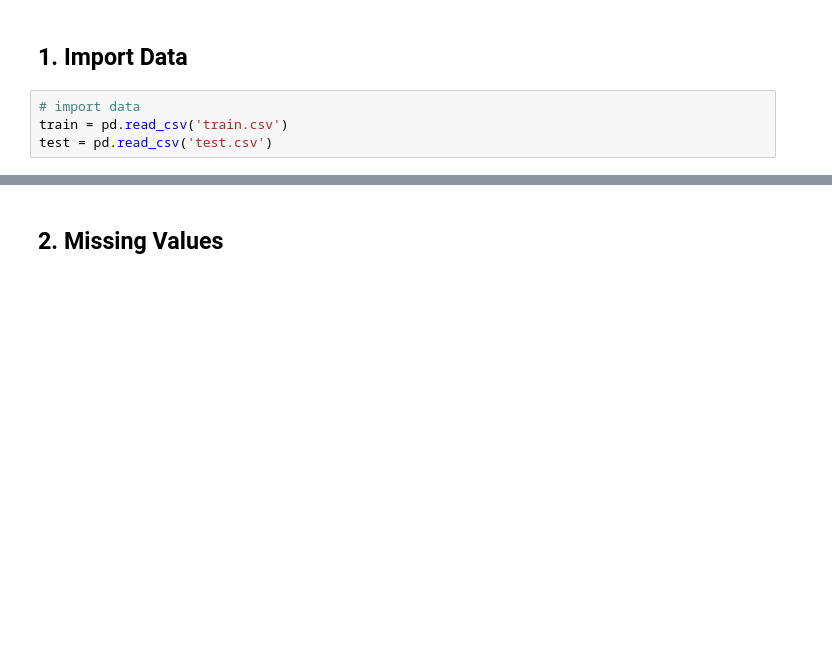
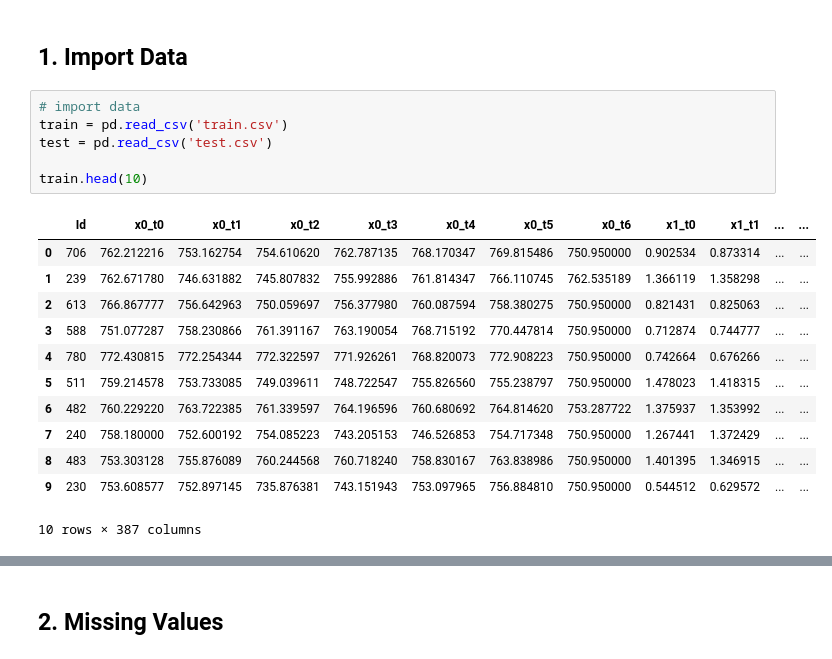
Before and after one commit to kumaranurag7/batch-performance-prediction, a Jupyter notebook: Batch performance prediction.ipynb, the cells around one changed output, grey strips where cells are left out. Cells and saved outputs as stored; diff of their text form; blank space fills up the shorter version.

```diff
--- a/Batch performance prediction.ipynb
+++ b/Batch performance prediction.ipynb
@@ -27,4 +17,19 @@ warnings.filterwarnings("ignore")
 # %%
 # import data
 train = pd.read_csv('train.csv')
 test = pd.read_csv('test.csv')
+
+train.head(10)
+# %% [output]
+|  | Id | x0_t0 | x0_t1 | x0_t2 | x0_t3 | x0_t4 | x0_t5 | x0_t6 | x1_t0 | x1_t1 | ... | ... |
+| 0 | 706 | 762.212216 | 753.162754 | 754.610620 | 762.787135 | 768.170347 | 769.815486 | 750.950000 | 0.902534 | 0.873314 | ... | ... |
+| 1 | 239 | 762.671780 | 746.631882 | 745.807832 | 755.992886 | 761.814347 | 766.110745 | 762.535189 | 1.366119 | 1.358298 | ... | ... |
+| 2 | 613 | 766.867777 | 756.642963 | 750.059697 | 756.377980 | 760.087594 | 758.380275 | 750.950000 | 0.821431 | 0.825063 | ... | ... |
+| 3 | 588 | 751.077287 | 758.230866 | 761.391167 | 763.190054 | 768.715192 | 770.447814 | 750.950000 | 0.712874 | 0.744777 | ... | ... |
+| 4 | 780 | 772.430815 | 772.254344 | 772.322597 | 771.926261 | 768.820073 | 772.908223 | 750.950000 | 0.742664 | 0.676266 | ... | ... |
+| 5 | 511 | 759.214578 | 753.733085 | 749.039611 | 748.722547 | 755.826560 | 755.238797 | 750.950000 | 1.478023 | 1.418315 | ... | ... |
+| 6 | 482 | 760.229220 | 763.722385 | 761.339597 | 764.196596 | 760.680692 | 764.814620 | 753.287722 | 1.375937 | 1.353992 | ... | ... |
+| 7 | 240 | 758.180000 | 752.600192 | 754.085223 | 743.205153 | 746.526853 | 754.717348 | 750.950000 | 1.267441 | 1.372429 | ... | ... |
+| 8 | 483 | 753.303128 | 755.876089 | 760.244568 | 760.718240 | 758.830167 | 763.838986 | 750.950000 | 1.401395 | 1.346915 | ... | ... |
+| 9 | 230 | 753.608577 | 752.897145 | 735.876381 | 743.151943 | 753.097965 | 756.884810 | 750.950000 | 0.544512 | 0.629572 | ... | ... |
+10 rows × 387 columns
```
Also changed, not shown: parts of 23 cells of this notebook.
